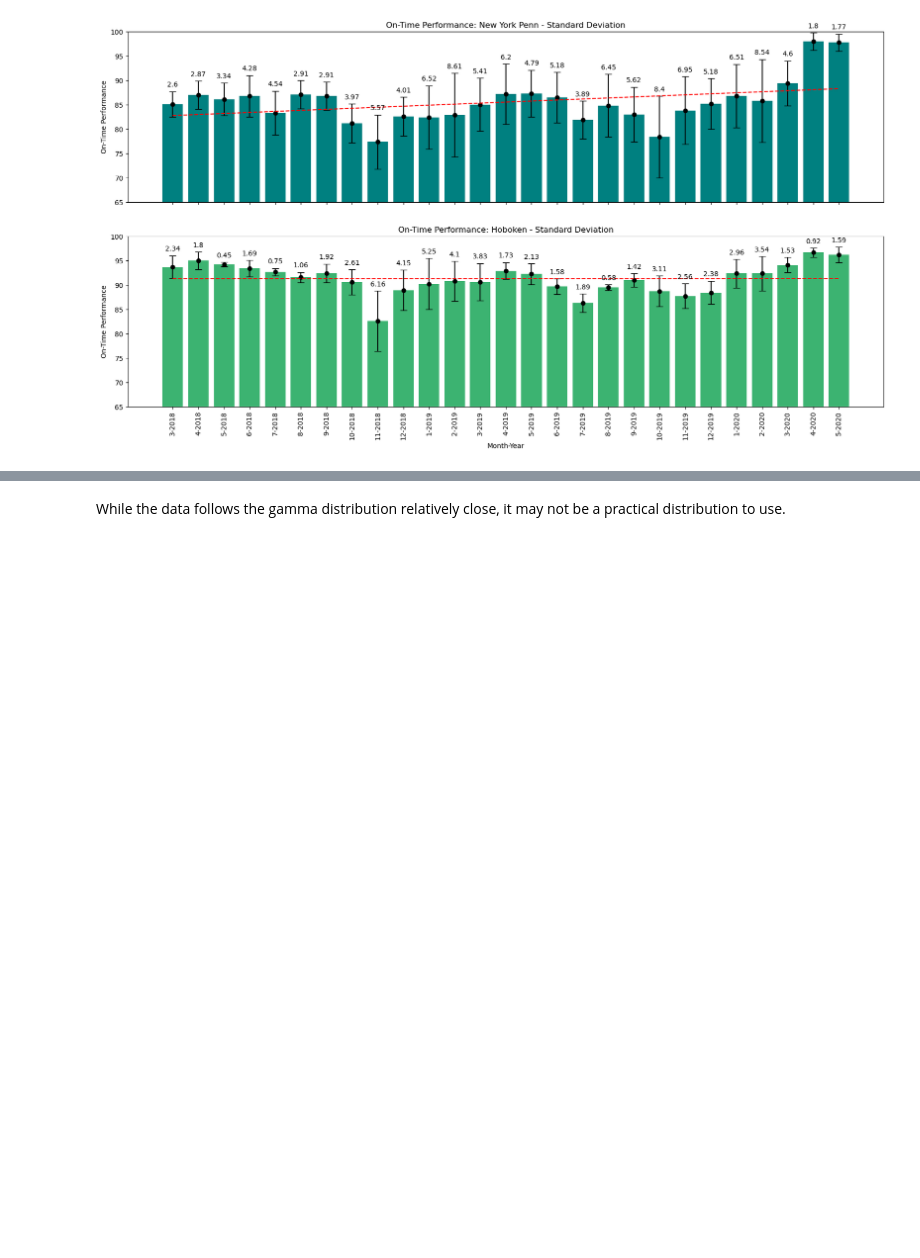
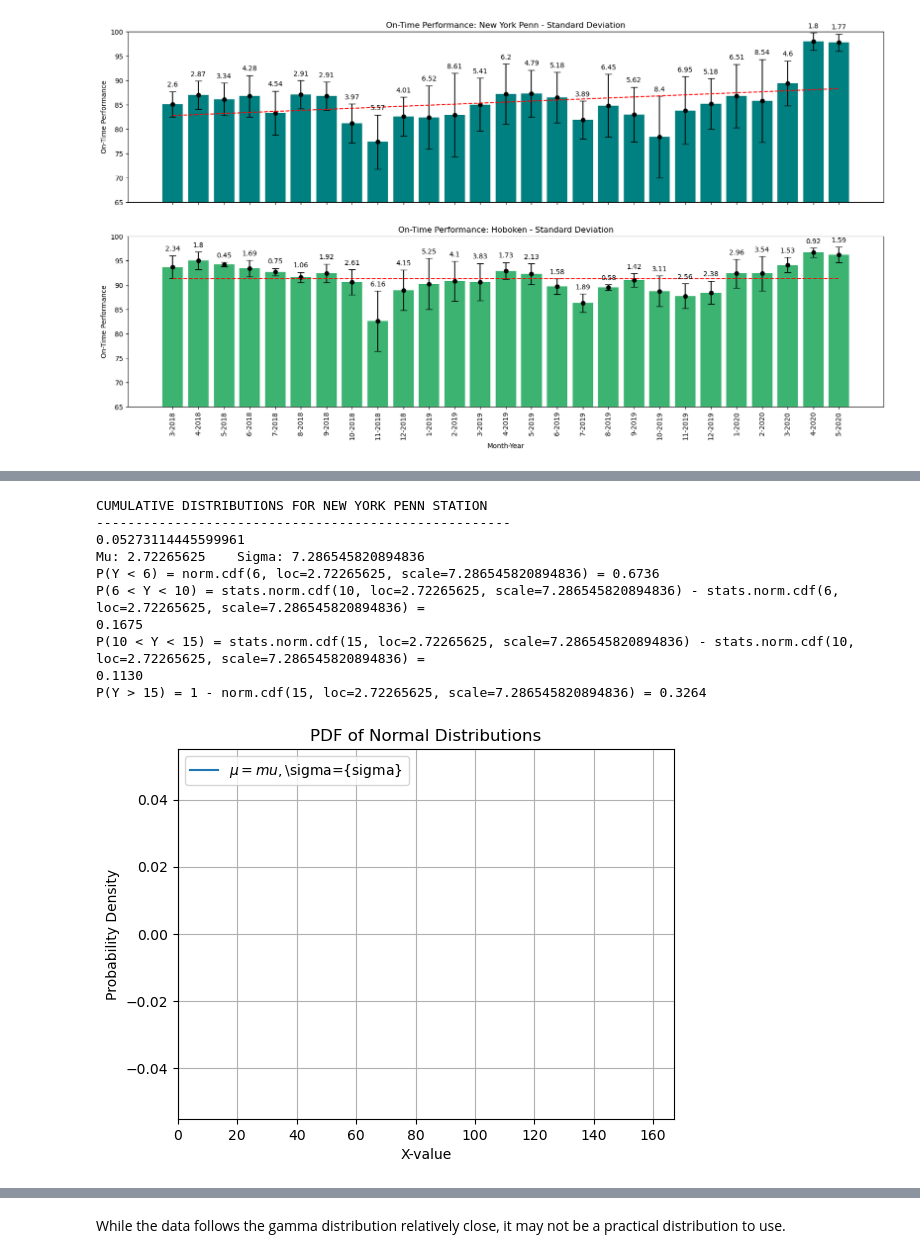
Before and after one commit to d0ugherty/On-Time-Performance-Stats, a Jupyter notebook: on_time_performance.ipynb, the cells around one changed output, grey strips where cells are left out. Saved outputs shown, nothing was run; the diff lists cells and outputs as text; code cells hidden in the pictures; blank space fills up the shorter version.

Commit message:
distributions and moved CSV formatting

```diff
--- a/on_time_performance.ipynb
+++ b/on_time_performance.ipynb
@@ -9,22 +21,10 @@ On-time performance refers to the level of success of a service adhering to its
 # %% [markdown]
 #### Data cleanup
 # %%
-
-import numpy as np
-import seaborn as sns
-import pandas as pd
-import matplotlib as mpl
-import matplotlib.pyplot as plt
-from datetime import datetime
-import statistics
-import scipy.stats as stats
-from IPython.core import display
-from helper_functions import *
-
-#all_services = helper.combine_csvs(r"data/services/")
+#all_services = csv.combine_csvs(r"data/services/")
 print("Reading CSV....")
 all_services = pd.read_csv(r"data/all_services.csv")
-all_services = helper.format_services(all_services)
+all_services = csv.format_services(all_services)
 all_services
 # %% [output]
 Reading CSV....
@@ -206,0 +197,46 @@ plt.show()
+# %%
+# NEW YORK PENN
+helper.print_prob_cdf(all_services, 'New York Penn Station')
+trains_to_nyp = all_services[(all_services['to'] == 'New York Penn Station')]
+delay_minutes = trains_to_nyp['delay_minutes']
+
+### Draw random sample
+mu = np.mean(delay_minutes)
+sigma = statistics.stdev(delay_minutes)
+data = np.random.normal(loc=mu, scale=sigma, size=1000)
+data.sort()
+delay_minutes = np.array(delay_minutes)
+min_val = floor(min(delay_minutes))
+max_val = ceil(max(delay_minutes))
+### Plot
+fig = plt.gcf()
+
+plt.subplot(1,1,1)
+x = np.arange(min_val, max_val)
+
+pdf = stats.norm.pdf(x, loc=mu, scale=sigma)
+plt.plot(x, pdf, label='$\mu = {mu}, $\sigma={sigma}')
+plt.title('PDF of Normal Distributions')
+plt.legend(loc='upper left')
+plt.xlabel('X-value')
+plt.ylabel('Probability Density')
+plt.xlim([min_val, max_val])
+plt.grid()
+plt.show()
+
+plt.plot()
+print(x)
+# HOBOKEN TERMINAL
+helper.print_prob_cdf(all_services, 'Hoboken')
+# %% [output]
+CUMULATIVE DISTRIBUTIONS FOR NEW YORK PENN STATION
+-----------------------------------------------------
+0.05273114445599961
+Mu: 2.72265625    Sigma: 7.286545820894836
+P(Y < 6) = norm.cdf(6, loc=2.72265625, scale=7.286545820894836) = 0.6736
+P(6 < Y < 10) = stats.norm.cdf(10, loc=2.72265625, scale=7.286545820894836) - stats.norm.cdf(6, loc=2.72265625, scale=7.286545820894836) =
+0.1675
+P(10 < Y < 15) = stats.norm.cdf(15, loc=2.72265625, scale=7.286545820894836) - stats.norm.cdf(10, loc=2.72265625, scale=7.286545820894836) =
+0.1130
+P(Y > 15) = 1 - norm.cdf(15, loc=2.72265625, scale=7.286545820894836) = 0.3264
+[figure, added]
```
Also changed, not shown: parts of 7 cells of this notebook, 2 other files.
